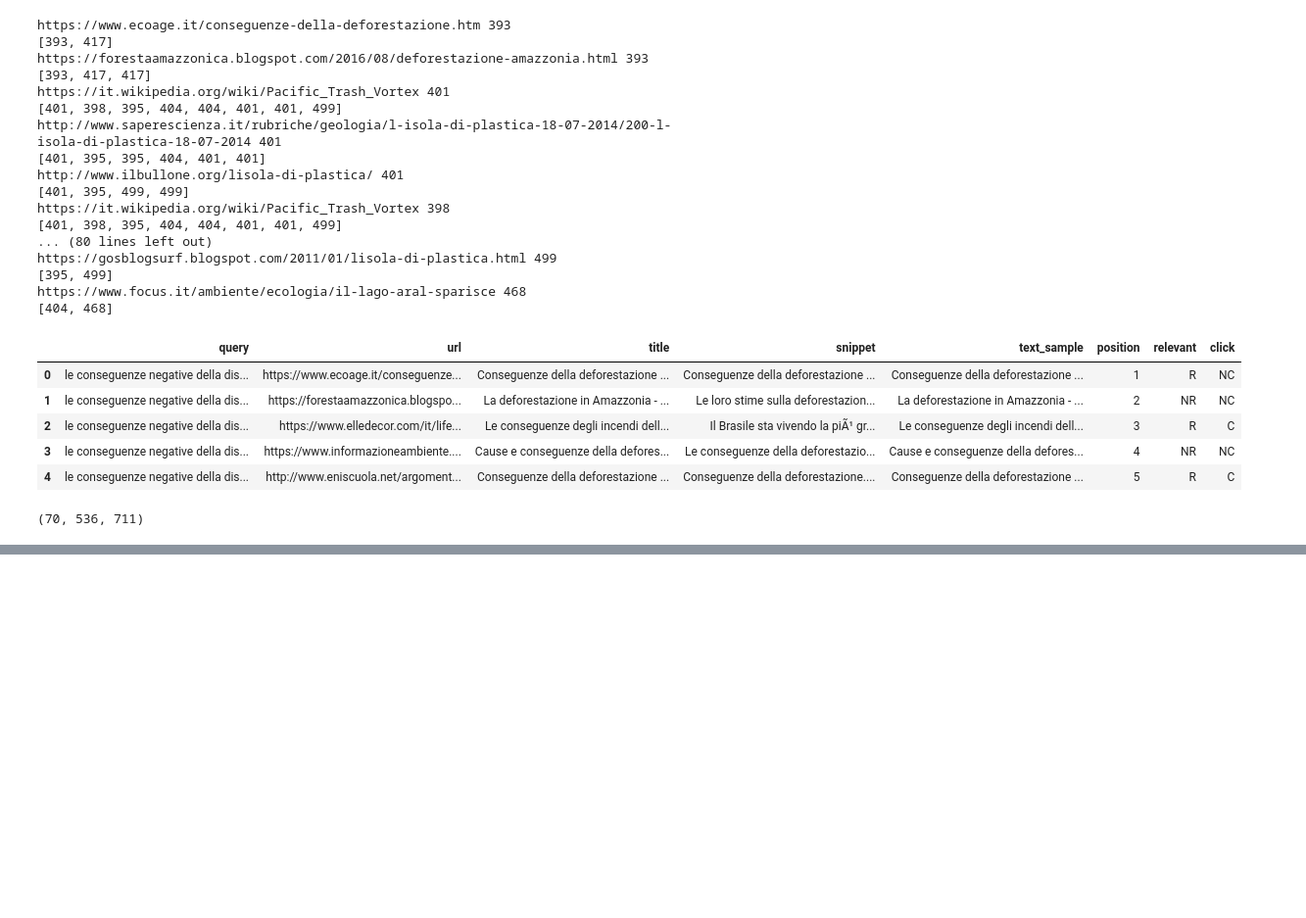
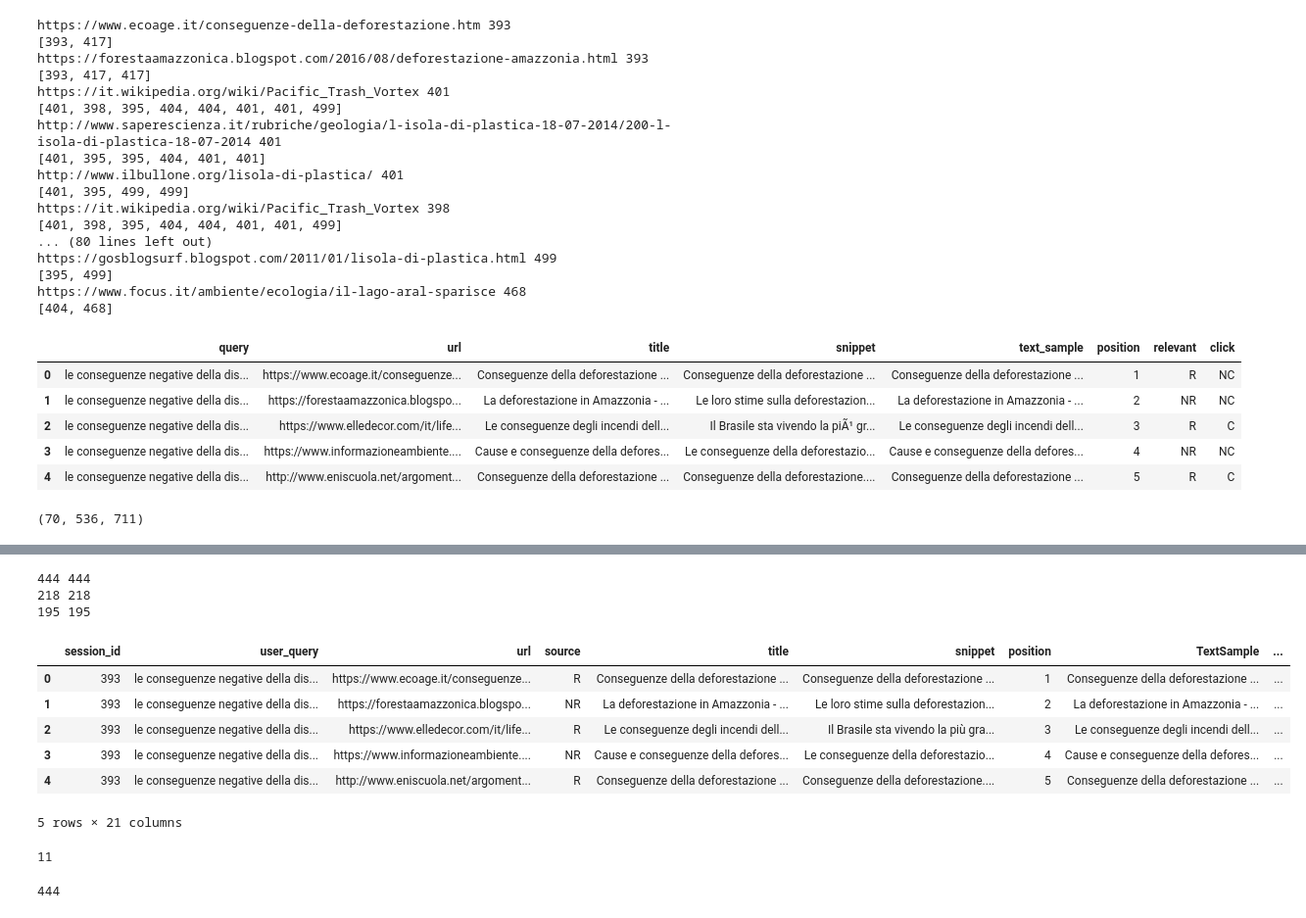
Before and after one commit to SOLandChildren/IR4Good2026, a Jupyter notebook: data_preprocessing.ipynb, the cells around one changed output, grey strips where cells are left out. Shown at 98% size. Cells and saved outputs as stored; diff of their text form; code cells hidden in the pictures; blank space fills up the shorter version.

```diff
--- a/data_preprocessing.ipynb
+++ b/data_preprocessing.ipynb
@@ -433,0 +553,10 @@ import pandas as pd
+# %%
+import pandas as pd
+
+oct_7_relevance = pd.read_csv("./data_new/QL_IT_oct_7_exp_on_results.csv")
+oct_8_relevance = pd.read_csv("./data_new/QL_IT_oct_8_exp_on_results.csv")
+oct_10_relevance = pd.read_csv("./data_new/QL_IT_oct_10_exp_on_results.csv")
+
+oct_7_clicks = pd.read_excel("./data_new/QL_Oct 7_clicked.xlsx")
+oct_8_clicks = pd.read_excel("./data_new/QL_Oct 8_clicked.xlsx")
+oct_10_clicks = pd.read_excel("./data_new/QL_Oct 10_clicked.xlsx")
@@ -433,0 +568,20 @@ import pandas as pd
+# %%
+def strip_content(df, clicks=False):
+    if clicks == True:
+        columns = ["title", "url"]
+    else:
+        # df = df[["session_id", "user_query", "url", "source", "title", "snippet", "position", "TextSample"]]
+        columns = ["url", "TextSample", "title", "snippet"]
+
+    for col in columns:
+        df[col] = [val.strip() for val in df[col]]
+
+    return df
+# %%
+oct_7_relevance = strip_content(oct_7_relevance)
+oct_8_relevance = strip_content(oct_8_relevance)
+oct_10_relevance = strip_content(oct_10_relevance)
+
+oct_7_clicks = strip_content(oct_7_clicks, clicks=True)
+oct_8_clicks = strip_content(oct_8_clicks, clicks=True)
+oct_10_clicks = strip_content(oct_10_clicks, clicks=True)
@@ -433,0 +593,27 @@ import pandas as pd
+# %%
+oct_7_relevance_cleaned = oct_7_relevance.drop_duplicates(ignore_index=True)
+oct_7_relevance_cleaned.reset_index(drop=True, inplace=True)
+
+oct_8_relevance_cleaned = oct_8_relevance.drop_duplicates(ignore_index=True)
+oct_8_relevance_cleaned.reset_index(drop=True, inplace=True)
+
+oct_10_relevance_cleaned = oct_10_relevance.drop_duplicates(ignore_index=True)
+oct_10_relevance_cleaned.reset_index(drop=True, inplace=True)
+# %%
+print(len(oct_7_relevance), len(oct_7_relevance_cleaned))
+print(len(oct_8_relevance), len(oct_8_relevance_cleaned))
+print(len(oct_10_relevance), len(oct_10_relevance_cleaned))
+# %% [output]
+444 444
+218 218
+195 195
+# %%
+oct_7_relevance_cleaned.head()
+# %% [output]
+|  | session_id | user_query | url | source | title | snippet | position | TextSample | ... |
+| 0 | 393 | le conseguenze negative della dis... | https://www.ecoage.it/conseguenze... | R | Conseguenze della deforestazione ... | Conseguenze della deforestazione ... | 1 | Conseguenze della deforestazione ... | ... |
+| 1 | 393 | le conseguenze negative della dis... | https://forestaamazzonica.blogspo... | NR | La deforestazione in Amazzonia - ... | Le loro stime sulla deforestazion... | 2 | La deforestazione in Amazzonia - ... | ... |
+| 2 | 393 | le conseguenze negative della dis... | https://www.elledecor.com/it/life... | R | Le conseguenze degli incendi dell... | Il Brasile sta vivendo la più gra... | 3 | Le conseguenze degli incendi dell... | ... |
+| 3 | 393 | le conseguenze negative della dis... | https://www.informazioneambiente.... | NR | Cause e conseguenze della defores... | Le conseguenze della deforestazio... | 4 | Cause e conseguenze della defores... | ... |
+| 4 | 393 | le conseguenze negative della dis... | http://www.eniscuola.net/argoment... | R | Conseguenze della deforestazione ... | Conseguenze della deforestazione.... | 5 | Conseguenze della deforestazione ... | ... |
+5 rows × 21 columns
@@ -433,0 +634,8 @@ import pandas as pd
+# %%
+len(oct_7_relevance_cleaned["session_id"].unique())
+# %% [output]
+11
+# %%
+len(oct_7_relevance_cleaned)
+# %% [output]
+444
```
Also changed, not shown: parts of 39 cells of this notebook, 56 other files.
